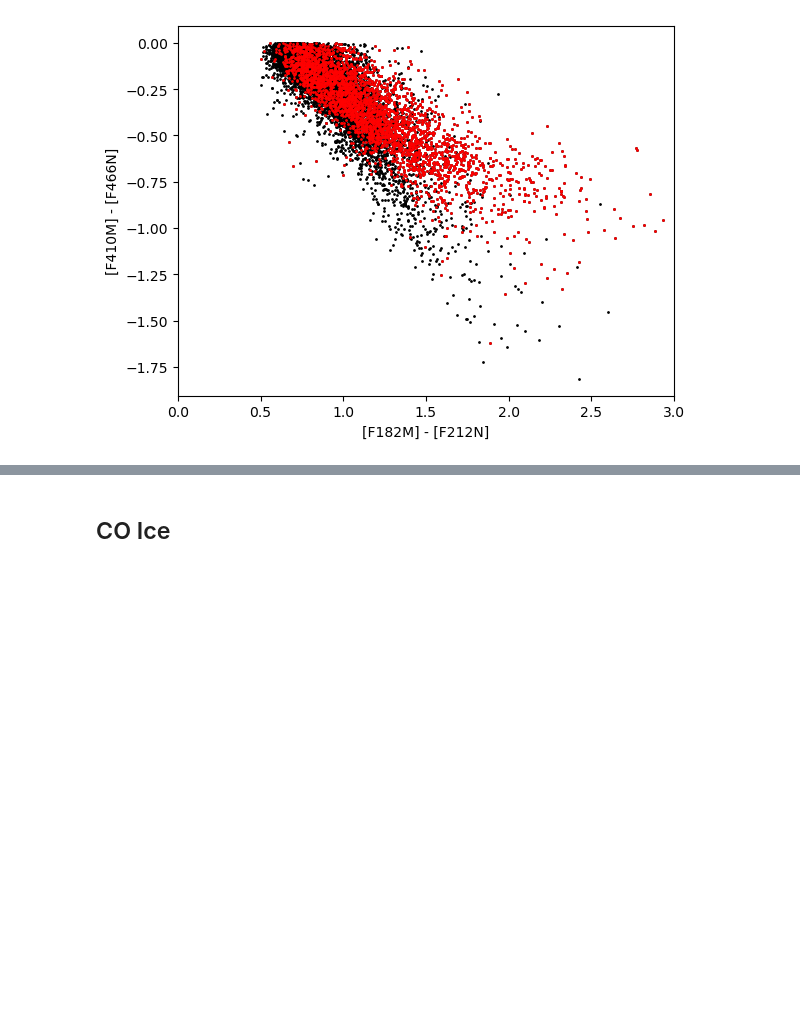
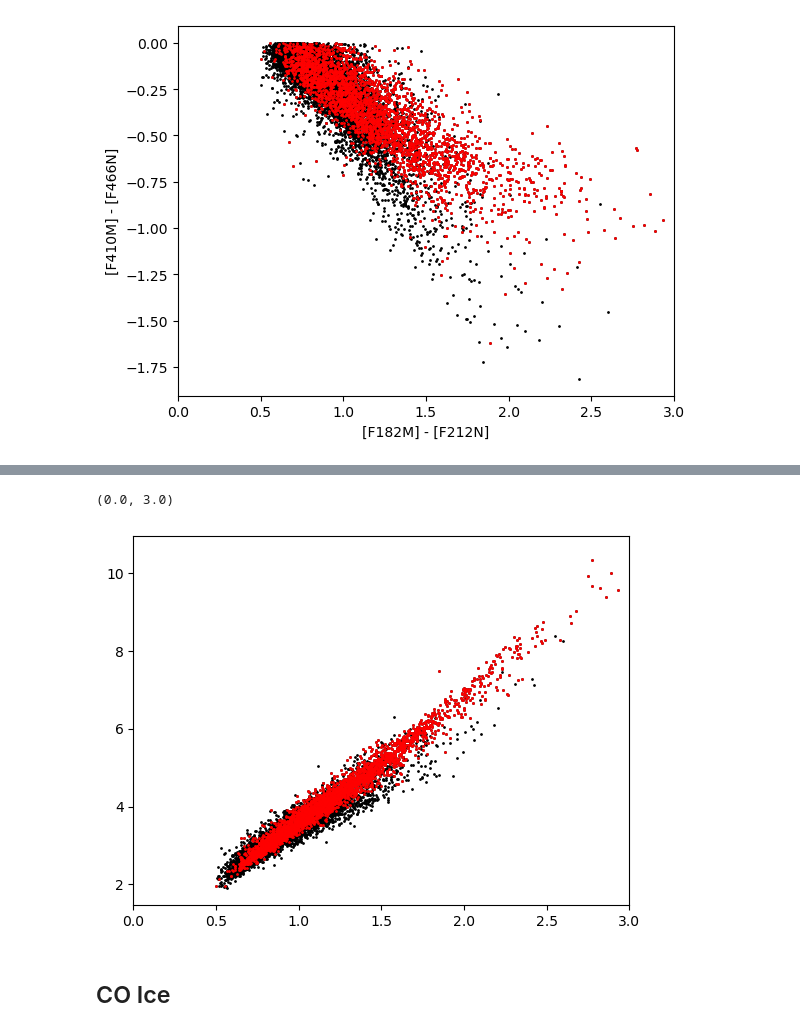
Before and after one commit to SpacialTree/lactea-filament, a Jupyter notebook: lactea-filament/notebooks/filament_COice.ipynb, the cells around one changed output, grey strips where cells are left out. Drawn from its saved outputs; the diff is of its cells as text; code cells hidden in the pictures; blank space fills up the shorter version.

```diff
--- a/lactea-filament/notebooks/filament_COice.ipynb
+++ b/lactea-filament/notebooks/filament_COice.ipynb
@@ -70,2 +89,14 @@ ax.set_xlim(0, 3)
+# %%
+ax = plt.subplot(111)
+color_212466_unex = co_map.unextinct(cat_filament, ext=CT06_MWLoc(), band1='f212n', band2='f466n', Av=cat_filament.get_Av('f182m', 'f212n', ext=CT06_MWLoc()))
+plt.scatter(cat_filament.band('f182m') - cat_filament.band('f212n'), color_212466_unex, color='k', s=1)
+color_212466_unex = co_map.unextinct(cat_f, ext=CT06_MWLoc(), band1='f212n', band2='f466n', Av=cat_f.get_Av('f182m', 'f212n', ext=CT06_MWLoc()))
+plt.scatter(cat_f.band('f182m') - cat_f.band('f212n'), color_212466_unex, color='r', s=1)
+#cat_filament.plot_CCD('f182m', 'f212n', 'f212n', 'f466n', ax=ax, color='k', s=1)
+#cat_f.plot_CCD('f182m', 'f212n', 'f212n', 'f466n', ax=ax, color='r', s=1)
+ax.set_xlim(0, 3)
+# %% [output]
+(0.0, 3.0)
+[figure, added]
 # %% [markdown]
 ## CO Ice
```
Also changed, not shown: parts of 25 cells of this notebook.
